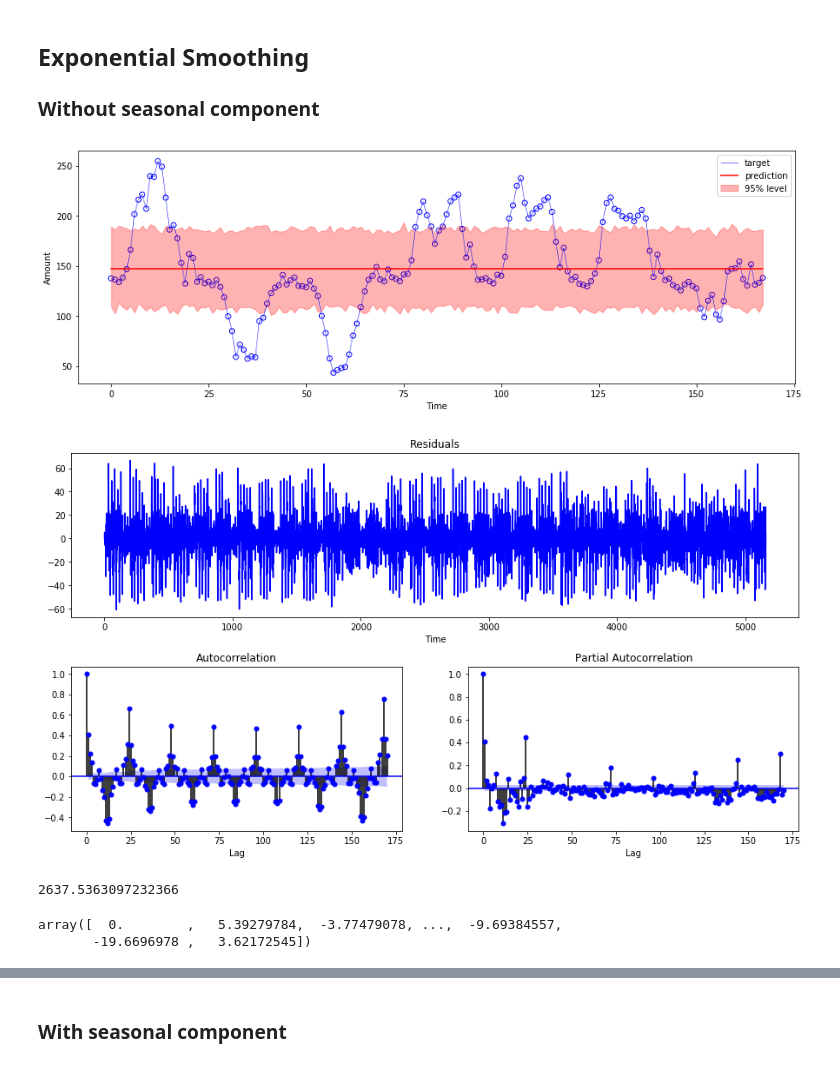
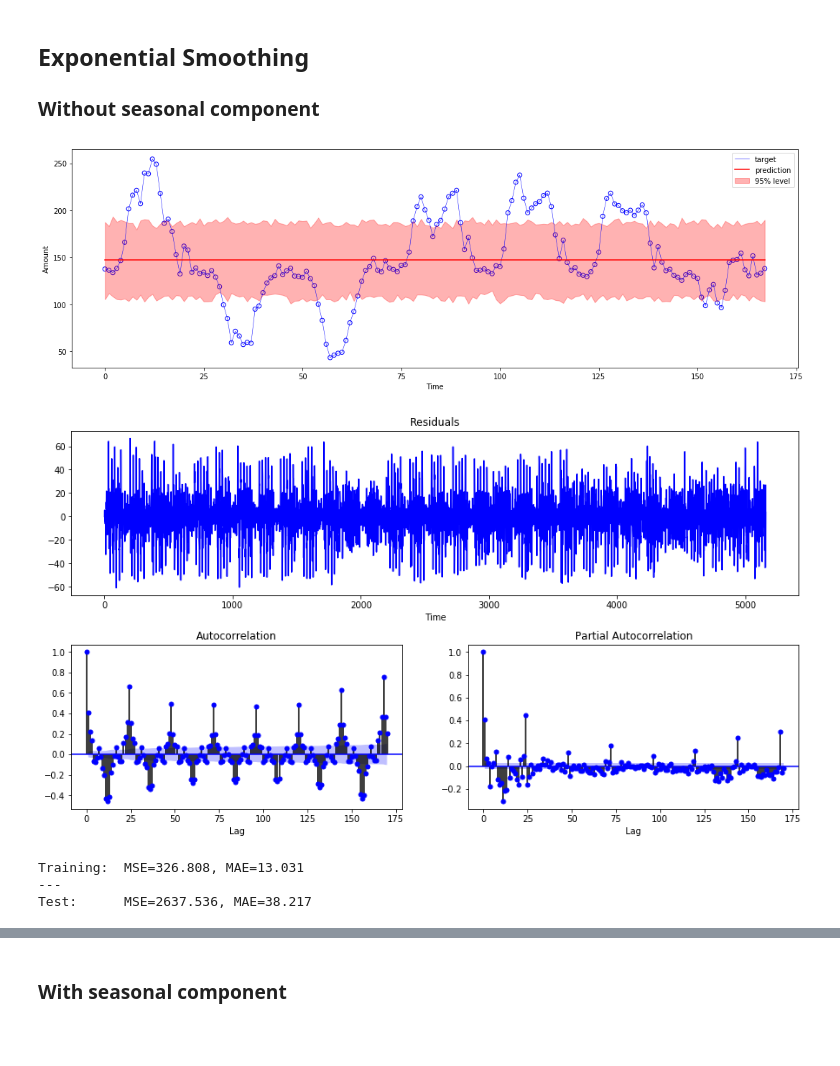
Before and after one commit to joelmfonseca/COM-503, a Jupyter notebook: hw4/hw4.ipynb, the cells around one changed output, grey strips where cells are left out. Drawn from its saved outputs; the diff is of its cells as text; code cells hidden in the pictures; blank space fills up the shorter version.

Commit message:
prepared last plots + added bootstrap for lstm + merged LR notebook

```diff
--- a/hw4/hw4.ipynb
+++ b/hw4/hw4.ipynb
@@ -140,21 +138,7 @@ plt.show()
 [(1,), (24,), (168,), (1, 24), (1, 168), (24, 168), (1, 24, 168)]
 [figure]
 # %%
-def plot_predictions_old(model, test):
-
-    fig, ax = plt.subplots(1, 1, figsize=(15,5))
-
-    ax.scatter(np.arange(len(test)), test, marker='o', facecolors='None', edgecolors='b')
-    ax.plot(test, color='b', linewidth=0.5, label='target')
-    ax.plot(model.predict(len(test)), c='r', label='prediction')
-    ax.set_xlabel('Time')
-    ax.set_ylabel('Amount')
-    plt.legend()
-    #plt.tight_layout()
-    #plt.savefig('data.png', dpi=300)
-    plt.show()
-
-def plot_predictions(residuals, model, train, test, num_obs):
+def plot_predictions(residuals, model, train, test, num_obs, name):
 
     fig, ax = plt.subplots(1, 1, figsize=(15,5))
 
@@ -177,11 +161,11 @@ def plot_predictions(residuals, model, train, test, num_obs):
     ax.set_xlabel('Time')
     ax.set_ylabel('Amount')
     plt.legend()
-    #plt.tight_layout()
-    #plt.savefig('data.png', dpi=300)
+    plt.tight_layout()
+    plt.savefig('pred_{}.png'.format(name), dpi=300)
     plt.show()
 
-def plot_residual_analysis(residuals):
+def plot_residual_analysis(residuals, name):
 
     fig = plt.figure(figsize=(15, 8))
     grid = plt.GridSpec(2, 2, hspace=0.3, wspace=0.2)
@@ -197,6 +181,7 @@ def plot_residual_analysis(residuals):
     plot_pacf(residuals, pacf_part, 170)
     pacf_part.set_xlabel('Lag')
     plt.tight_layout()
+    plt.savefig('resid_{}.png'.format(name), dpi=300)
     plt.show()
 
 def save(data, name):
@@ -228,6 +213,13 @@ def get_ci(prediction, residuals, offset, num_samples=999, level=0.95):
     predictions.sort()
 
     return predictions[lower_bound], predictions[upper_bound]
+
+def show_metrics(resid, pred, test):
+    mse_training = np.mean([r**2 for r in resid])
+    mae_training = np.mean([np.abs(r) for r in resid])
+    print('Training:  MSE={:.3f}, MAE={:.3f}'.format(mse_training, mae_training))
+    print('---')
+    print('Test:      MSE={:.3f}, MAE={:.3f}'.format(mean_squared_error(pred, test), mean_absolute_error(pred, test)))
 # %% [markdown]
 ## Stationarity test
 # %%
@@ -261,21 +253,18 @@ save(hw_res, 'hw_res')"""
 # %%
 hw_model = load('hw_model')
 hw_res = load('hw_res')
 
-plot_predictions(hw_res.resid, hw_model, train, test, 168)
-plot_residual_analysis(hw_res.resid)
+plot_predictions(hw_res.resid, hw_model, train, test, 168, 'hw_wo_seasonal')
+plot_residual_analysis(hw_res.resid, 'hw_wo_seasonal')
 # %% [output]
-[figure, old version]
+[figure, new version]
 [figure]
 # %%
 hw_model = load('hw_model')
 hw_res = load('hw_res')
 hw_preds = hw_model.predict(hw_model.params, start=len(train), end=len(train)+len(test)-1)
-mean_squared_error(hw_preds, test)
+show_metrics(hw_res.resid, hw_preds, test)
 # %% [output]
-2637.5363097232366
+Training:  MSE=326.808, MAE=13.031
+---
+Test:      MSE=2637.536, MAE=38.217
-# %%
-hw_res.resid
-# %% [output]
-array([  0.        ,   5.39279784,  -3.77479078, ...,  -9.69384557,
-       -19.6696978 ,   3.62172545])
```
Also changed, not shown: parts of 31 cells of this notebook, 27 other files.
